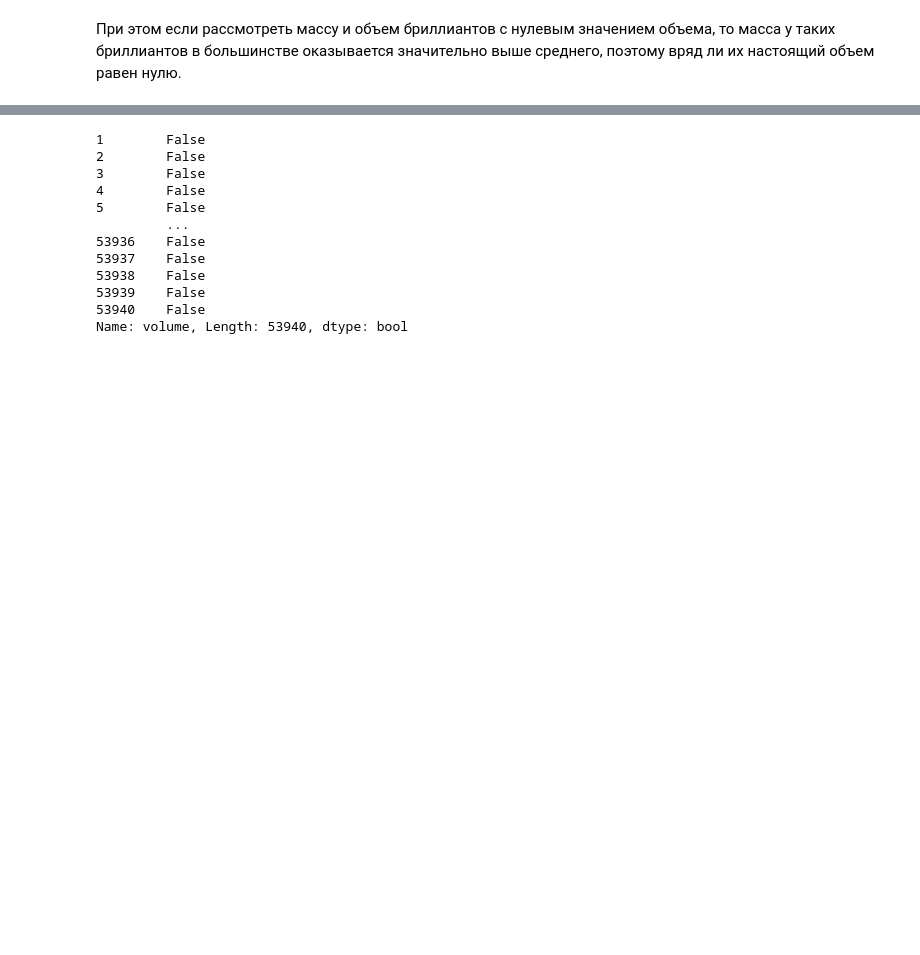
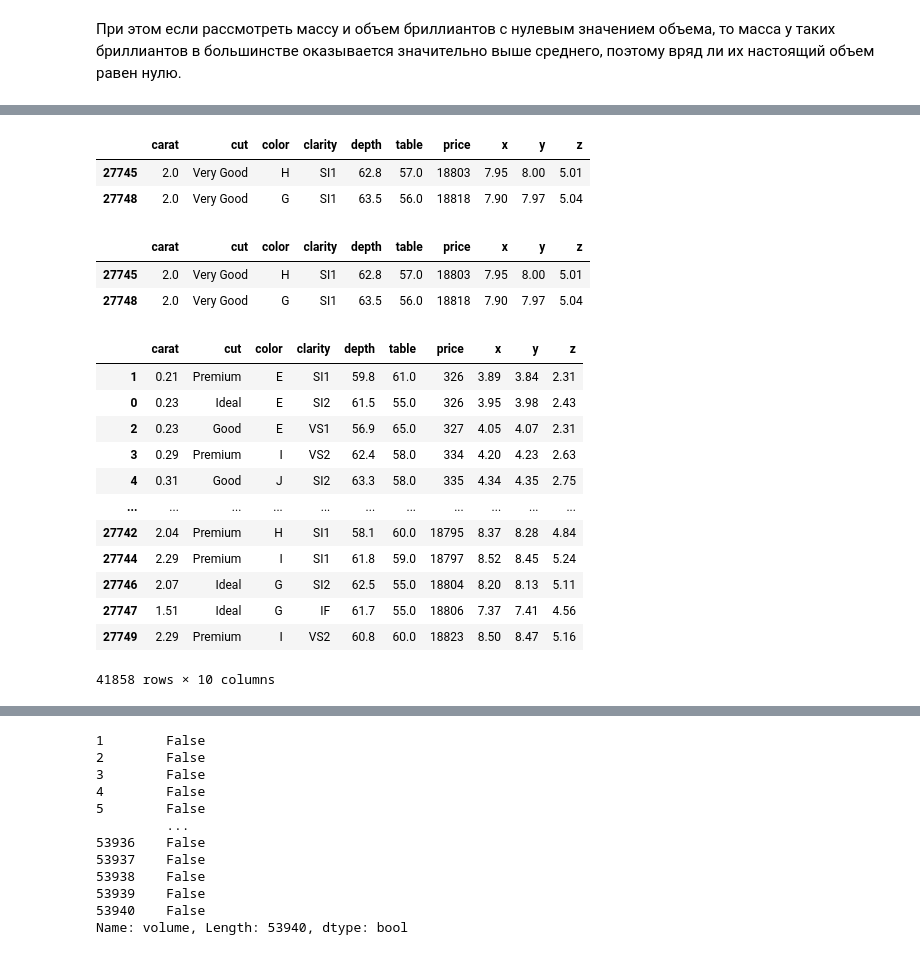
Before and after one commit to AnastasiyaMax/MLDS_python_course_fall22, a Jupyter notebook: week_5-6_pandas/pandas_intro.ipynb, the cells around one changed output, grey strips where cells are left out. Drawn from its saved outputs; the diff is of its cells as text; code cells hidden in the pictures; blank space fills up the shorter version.

```diff
--- a/week_5-6_pandas/pandas_intro.ipynb
+++ b/week_5-6_pandas/pandas_intro.ipynb
@@ -936,0 +1088,31 @@ df[['weight','volume']].describe()
+# %%
+q2 = df['cut'] == 'Very Good'
+# %%
+df[(df['price'] > df['price'].quantile(.9999)) &
+   (df['cut'] == 'Very Good')]
+# %% [output]
+|  | carat | cut | color | clarity | depth | table | price | x | y | z |
+| 27745 | 2.0 | Very Good | H | SI1 | 62.8 | 57.0 | 18803 | 7.95 | 8.00 | 5.01 |
+| 27748 | 2.0 | Very Good | G | SI1 | 63.5 | 56.0 | 18818 | 7.90 | 7.97 | 5.04 |
+# %%
+df[q1 & q2] # and
+# %% [output]
+|  | carat | cut | color | clarity | depth | table | price | x | y | z |
+| 27745 | 2.0 | Very Good | H | SI1 | 62.8 | 57.0 | 18803 | 7.95 | 8.00 | 5.01 |
+| 27748 | 2.0 | Very Good | G | SI1 | 63.5 | 56.0 | 18818 | 7.90 | 7.97 | 5.04 |
+# %%
+df[~q2] # отрицание условия q2
+# %% [output]
+|  | carat | cut | color | clarity | depth | table | price | x | y | z |
+| 1 | 0.21 | Premium | E | SI1 | 59.8 | 61.0 | 326 | 3.89 | 3.84 | 2.31 |
+| 0 | 0.23 | Ideal | E | SI2 | 61.5 | 55.0 | 326 | 3.95 | 3.98 | 2.43 |
+| 2 | 0.23 | Good | E | VS1 | 56.9 | 65.0 | 327 | 4.05 | 4.07 | 2.31 |
+| 3 | 0.29 | Premium | I | VS2 | 62.4 | 58.0 | 334 | 4.20 | 4.23 | 2.63 |
+| 4 | 0.31 | Good | J | SI2 | 63.3 | 58.0 | 335 | 4.34 | 4.35 | 2.75 |
+| ... | ... | ... | ... | ... | ... | ... | ... | ... | ... | ... |
+| 27742 | 2.04 | Premium | H | SI1 | 58.1 | 60.0 | 18795 | 8.37 | 8.28 | 4.84 |
+| 27744 | 2.29 | Premium | I | SI1 | 61.8 | 59.0 | 18797 | 8.52 | 8.45 | 5.24 |
+| 27746 | 2.07 | Ideal | G | SI2 | 62.5 | 55.0 | 18804 | 8.20 | 8.13 | 5.11 |
+| 27747 | 1.51 | Ideal | G | IF | 61.7 | 55.0 | 18806 | 7.37 | 7.41 | 4.56 |
+| 27749 | 2.29 | Premium | I | VS2 | 60.8 | 60.0 | 18823 | 8.50 | 8.47 | 5.16 |
+41858 rows × 10 columns
```
Also changed, not shown: parts of 49 cells of this notebook, 2 other files.
